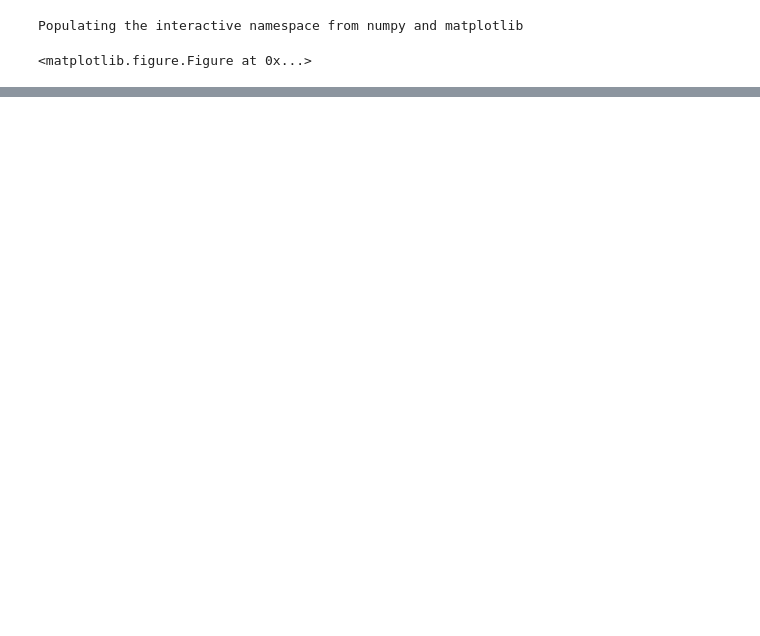
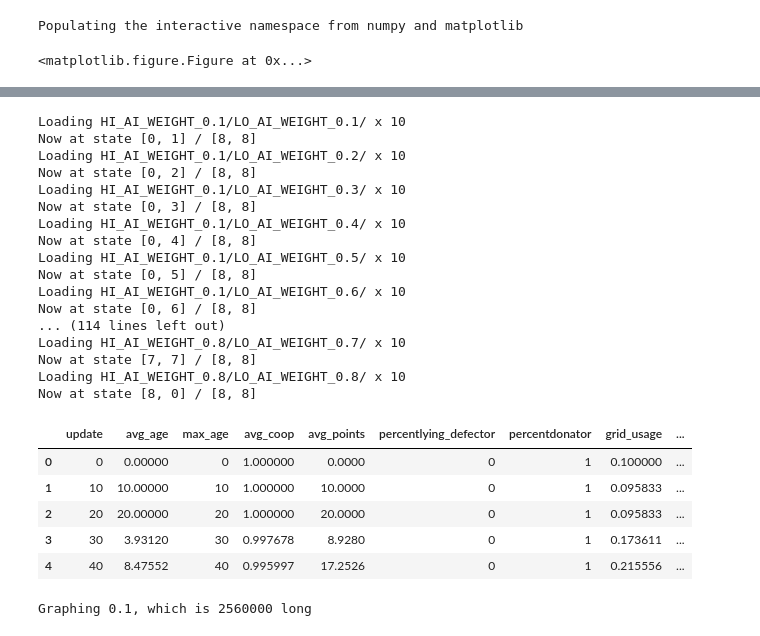
Before and after one commit to devosoft/Empirical, a Jupyter notebook: examples/evo/concept/Unification.ipynb, the cells around one changed output, grey strips where cells are left out. Cells and saved outputs as stored; diff of their text form; code cells hidden in the pictures; blank space fills up the shorter version.

```diff
--- a/examples/evo/concept/Unification.ipynb
+++ b/examples/evo/concept/Unification.ipynb
@@ -26,7 +26,7 @@ def do_increment(curr, ceil):
     curr[len(curr)-1] += 1
 
     for i in range(len(curr) - 1, -1, -1):
-        if curr[i] > ceil[i]:
+        if curr[i] >= ceil[i]:
             if i > 0: # don't reset the first/most dignificant digit--needed for stop case
                 curr[i - 1] += 1 # increment next digit
                 curr[i] = 0      # reset current
@@ -70,18 +70,23 @@ def get_the_goods(base_location, exp_name, factorization, num_replicates, struct
 
         tpath = ""
         for i in range(0, num_keys):
-            tpath += okeys[i] + "_"  + str(factorization[okeys[i]][ticker[i]]) + "/"
+            try:
+                tpath += okeys[i] + "_"  + str(factorization[okeys[i]][ticker[i]]) + "/"
+            except Exception as err:
+                print("Encountered error when processing config {}".format(ticker))
+                print("Error: {}".format(err))
+                break
         # wasn't that fun?
 
         # now load the individual replicants
         # and tag them with each of their treatments (the poor bastards)
-
+        print("Loading {} x {}".format(tpath, num_replicates))
         for s in structures:
             for r in range(0, num_replicates):
                 cpath = s + '-' + str(r) + '-quorum.csv'
 
                 try:
-                    #print("Loading {} {}".format(tpath, cpath))
+
                     loaded = pd.read_csv(base_location + exp_name + '/' + tpath + cpath, sep=' ')
                     loaded['structure'] = s
                     loaded['replicate'] = r
@@ -146,2 +160,45 @@ Now at state [12] / [13]
 Now at state [13] / [13]
 [figure]
+# %%
+threshoptions = ['0.1', '0.2', '0.3', '0.4', '0.5', '0.6', '0.7', '0.8']
+fact = OrderedDict([('HI_AI_WEIGHT', threshoptions),
+                    ('LO_AI_WEIGHT', threshoptions)])
+data = get_the_goods(standard_base, 'standard-grid-60x60-AI-sweep', fact, 10, ['standard-grid-quorum.out'])
+data.head()
+# %% [output]
+Loading HI_AI_WEIGHT_0.1/LO_AI_WEIGHT_0.1/ x 10
+Now at state [0, 1] / [8, 8]
+Loading HI_AI_WEIGHT_0.1/LO_AI_WEIGHT_0.2/ x 10
+Now at state [0, 2] / [8, 8]
+Loading HI_AI_WEIGHT_0.1/LO_AI_WEIGHT_0.3/ x 10
+Now at state [0, 3] / [8, 8]
+Loading HI_AI_WEIGHT_0.1/LO_AI_WEIGHT_0.4/ x 10
+Now at state [0, 4] / [8, 8]
+Loading HI_AI_WEIGHT_0.1/LO_AI_WEIGHT_0.5/ x 10
+Now at state [0, 5] / [8, 8]
+Loading HI_AI_WEIGHT_0.1/LO_AI_WEIGHT_0.6/ x 10
+Now at state [0, 6] / [8, 8]
+... (114 lines left out)
+Loading HI_AI_WEIGHT_0.8/LO_AI_WEIGHT_0.7/ x 10
+Now at state [7, 7] / [8, 8]
+Loading HI_AI_WEIGHT_0.8/LO_AI_WEIGHT_0.8/ x 10
+Now at state [8, 0] / [8, 8]
+|  | update | avg_age | max_age | avg_coop | avg_points | percentlying_defector | percentdonator | grid_usage | ... |
+| 0 | 0 | 0.00000 | 0 | 1.000000 | 0.0000 | 0 | 1 | 0.100000 | ... |
+| 1 | 10 | 10.00000 | 10 | 1.000000 | 10.0000 | 0 | 1 | 0.095833 | ... |
+| 2 | 20 | 20.00000 | 20 | 1.000000 | 20.0000 | 0 | 1 | 0.095833 | ... |
+| 3 | 30 | 3.93120 | 30 | 0.997678 | 8.9280 | 0 | 1 | 0.173611 | ... |
+| 4 | 40 | 8.47552 | 40 | 0.995997 | 17.2526 | 0 | 1 | 0.215556 | ... |
+# %%
+threshoptions = ['0.1', '0.2', '0.3', '0.4', '0.5', '0.6', '0.7', '0.8']
+for parent in threshoptions:
+    sns.plt.suptitle("Avg coop with Lo AI {} and hi varied".format(parent))
+    sample = data[data['LO_AI_WEIGHT'] == parent]
+    print("Graphing {}, which is {} long".format(parent, len(sample)))
+    sns.tsplot( time="update", value="avg_coop", unit="replicate",
+        condition="HI_AI_WEIGHT", data=sample, color="hls", ci=95)
+    savefig("Lo_{}.png".format(parent))
+    plt.clf()
+    print("Graphsed and saved Lo_{}.png".format(parent))
+# %% [output]
+Graphing 0.1, which is 2560000 long
```
Also changed, not shown: parts of 2 cells of this notebook, 2 other files.
